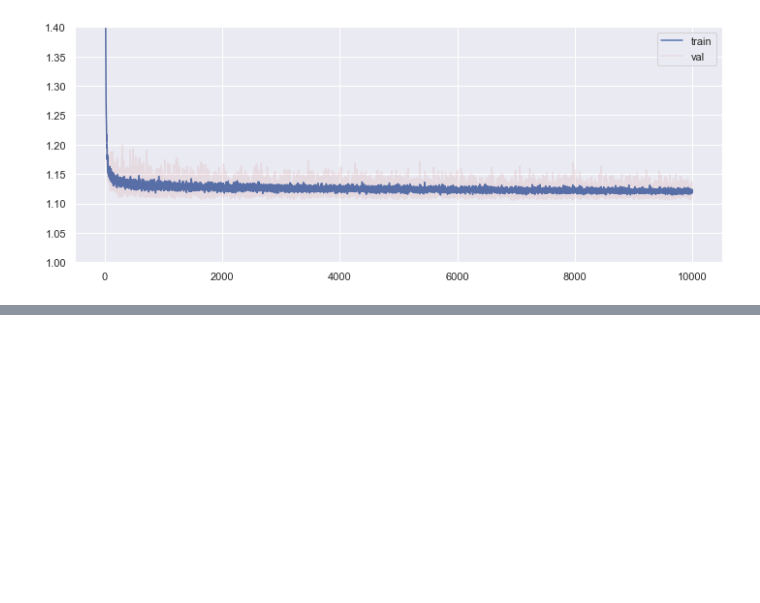
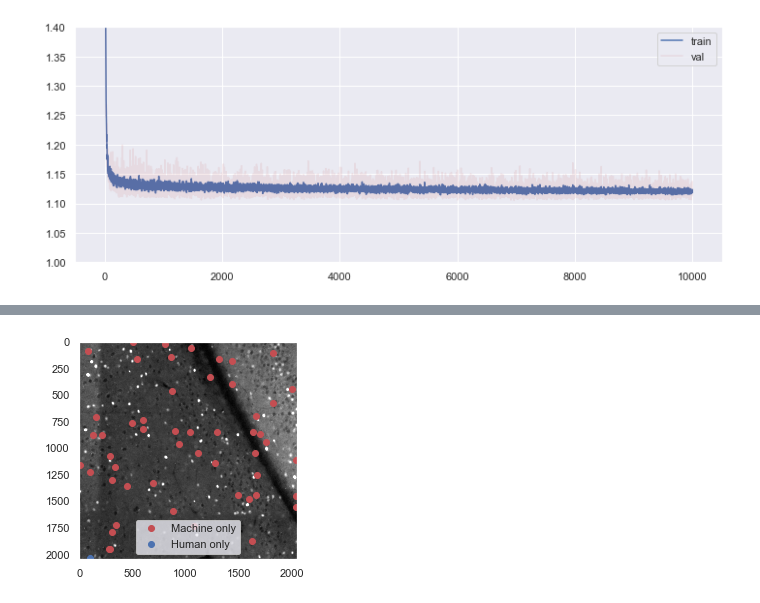
Before and after one commit to nal10/cellcount, a Jupyter notebook: refactor/notebooks/prediction.ipynb, the cells around one changed output, grey strips where cells are left out. Cells and saved outputs as stored; diff of their text form; code cells hidden in the pictures; blank space fills up the shorter version.

```diff
--- a/refactor/notebooks/prediction.ipynb
+++ b/refactor/notebooks/prediction.ipynb
@@ -151,0 +192,9 @@ plt.show()
+# %%
+#Red channel co-ordinates
+com,n_elem = pred_to_xy(fg=np.squeeze(pred_r[2,:,:]),bo=np.squeeze(pred_r[1,:,:]),thr=lbl_thr)
+com_gt,_ = pred_to_xy(fg=(lbl_r==2).astype(float),bo=(lbl_r==1).astype(float),thr=lbl_thr)
+com = com[n_elem>=n_elem_thr,:]
+# %%
+d = pairwise_distances(X=com_gt, Y=com, metric='euclidean')
+ind_tp_in_gt = np.any(d<cell_radius,axis=1)
+ind_tp_in_pred = np.any(d<cell_radius,axis=0)
@@ -151,0 +221,11 @@ plt.show()
+# %%
+%matplotlib inline
+plt.figure()
+plt.imshow(im_r,vmin=0,vmax=5,cmap='gray')
+plt.plot(com[~ind_tp_in_pred,1],com[~ind_tp_in_pred,0],'or',label='Machine only')
+plt.plot(com_gt[~ind_tp_in_gt,1],com_gt[~ind_tp_in_gt,0],'ob',label='Human only')
+plt.legend()
+plt.grid(False)
+plt.show()
+# %% [output]
+[figure, added]
```
Also changed, not shown: parts of 8 cells of this notebook, 2 other files.
